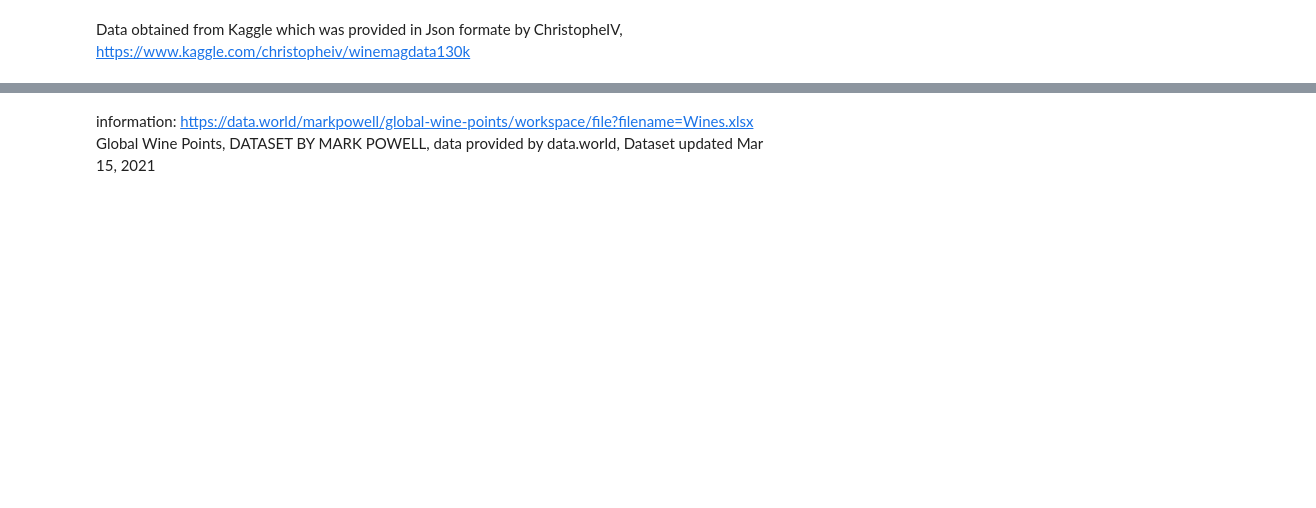
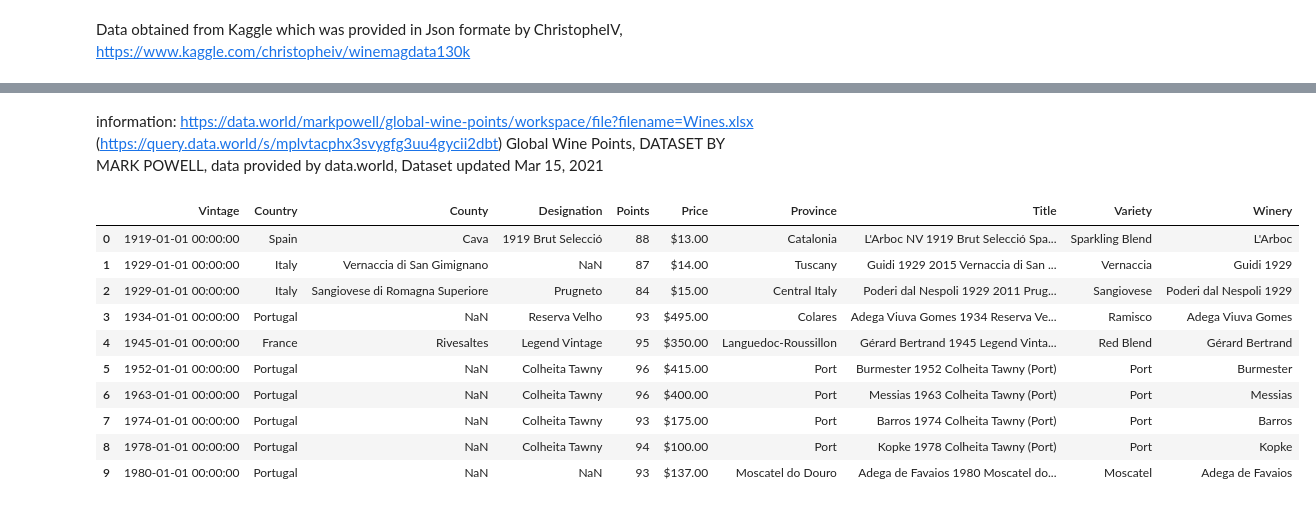
Before and after one commit to IssyL08/ELT_Project, a Jupyter notebook: wine review.ipynb, the cells around one changed output, grey strips where cells are left out. Saved outputs shown, nothing was run; the diff lists cells and outputs as text; code cells hidden in the pictures; blank space fills up the shorter version.

```diff
--- a/wine review.ipynb
+++ b/wine review.ipynb
@@ -24,6 +65,18 @@ wine_df
 # %% [markdown]
-information: https://data.world/markpowell/global-wine-points/workspace/file?filename=Wines.xlsx
+information: https://data.world/markpowell/global-wine-points/workspace/file?filename=Wines.xlsx (https://query.data.world/s/mplvtacphx3svygfg3uu4gycii2dbt)
 Global Wine Points, DATASET BY MARK POWELL, data provided by data.world, Dataset updated Mar 15, 2021
 # %%
-wine_global_df = pd.read_excel('https://data.world/markpowell/global-wine-points/workspace/file?filename=Wines.xlsx')
+wine_global_df = pd.read_excel('https://query.data.world/s/mplvtacphx3svygfg3uu4gycii2dbt')
 wine_global_df.head(10)
+# %% [output]
+|  | Vintage | Country | County | Designation | Points | Price | Province | Title | Variety | Winery |
+| 0 | 1919-01-01 00:00:00 | Spain | Cava | 1919 Brut Selecció | 88 | $13.00 | Catalonia | L'Arboc NV 1919 Brut Selecció Spa... | Sparkling Blend | L'Arboc |
+| 1 | 1929-01-01 00:00:00 | Italy | Vernaccia di San Gimignano | NaN | 87 | $14.00 | Tuscany | Guidi 1929 2015 Vernaccia di San ... | Vernaccia | Guidi 1929 |
+| 2 | 1929-01-01 00:00:00 | Italy | Sangiovese di Romagna Superiore | Prugneto | 84 | $15.00 | Central Italy | Poderi dal Nespoli 1929 2011 Prug... | Sangiovese | Poderi dal Nespoli 1929 |
+| 3 | 1934-01-01 00:00:00 | Portugal | NaN | Reserva Velho | 93 | $495.00 | Colares | Adega Viuva Gomes 1934 Reserva Ve... | Ramisco | Adega Viuva Gomes |
+| 4 | 1945-01-01 00:00:00 | France | Rivesaltes | Legend Vintage | 95 | $350.00 | Languedoc-Roussillon | Gérard Bertrand 1945 Legend Vinta... | Red Blend | Gérard Bertrand |
+| 5 | 1952-01-01 00:00:00 | Portugal | NaN | Colheita Tawny | 96 | $415.00 | Port | Burmester 1952 Colheita Tawny (Port) | Port | Burmester |
+| 6 | 1963-01-01 00:00:00 | Portugal | NaN | Colheita Tawny | 96 | $400.00 | Port | Messias 1963 Colheita Tawny (Port) | Port | Messias |
+| 7 | 1974-01-01 00:00:00 | Portugal | NaN | Colheita Tawny | 93 | $175.00 | Port | Barros 1974 Colheita Tawny (Port) | Port | Barros |
+| 8 | 1978-01-01 00:00:00 | Portugal | NaN | Colheita Tawny | 94 | $100.00 | Port | Kopke 1978 Colheita Tawny (Port) | Port | Kopke |
+| 9 | 1980-01-01 00:00:00 | Portugal | NaN | NaN | 93 | $137.00 | Moscatel do Douro | Adega de Favaios 1980 Moscatel do... | Moscatel | Adega de Favaios |
```
Also changed, not shown: parts of 24 cells of this notebook, 2 other files.
